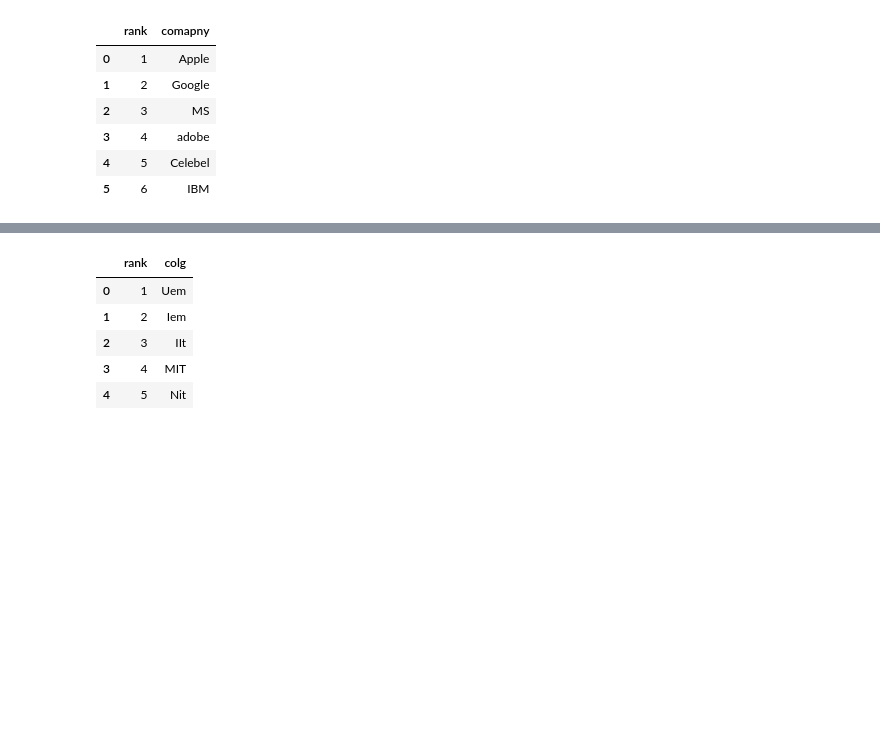
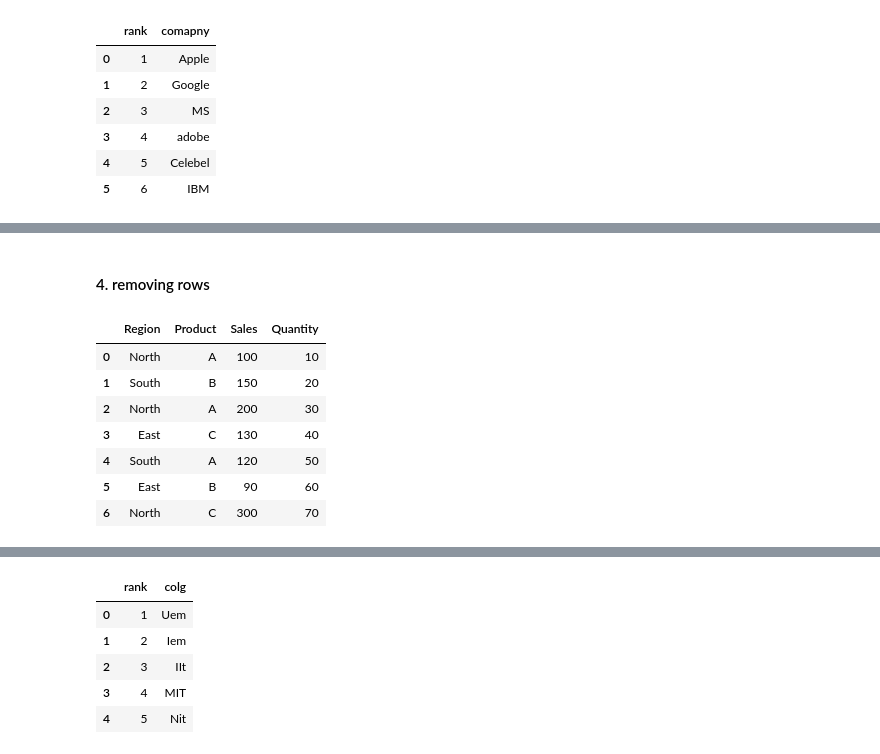
Before and after one commit to Shrawan662000/Python, a Jupyter notebook: Pandas/Pandas.ipynb, the cells around one changed output, grey strips where cells are left out. Drawn from its saved outputs; the diff is of its cells as text; code cells hidden in the pictures; blank space fills up the shorter version.

```diff
--- a/Pandas/Pandas.ipynb
+++ b/Pandas/Pandas.ipynb
@@ -661,0 +770,26 @@ df
+# %% [markdown]
+#### 4. removing rows
+# %%
+import pandas as pd
+
+# Sample DataFrame
+data = {
+    'Region': ['North', 'South', 'North', 'East', 'South', 'East', 'North'],
+    'Product': ['A', 'B', 'A', 'C', 'A', 'B', 'C'],
+    'Sales': [100, 150, 200, 130, 120, 90, 300],
+    'Quantity': [10, 20, 30, 40, 50, 60, 70]
+}
+
+df = pd.DataFrame(data)
+
+
+df
+# %% [output]
+|  | Region | Product | Sales | Quantity |
+| 0 | North | A | 100 | 10 |
+| 1 | South | B | 150 | 20 |
+| 2 | North | A | 200 | 30 |
+| 3 | East | C | 130 | 40 |
+| 4 | South | A | 120 | 50 |
+| 5 | East | B | 90 | 60 |
+| 6 | North | C | 300 | 70 |
```
Also changed, not shown: parts of 80 cells of this notebook, 1 other file.
